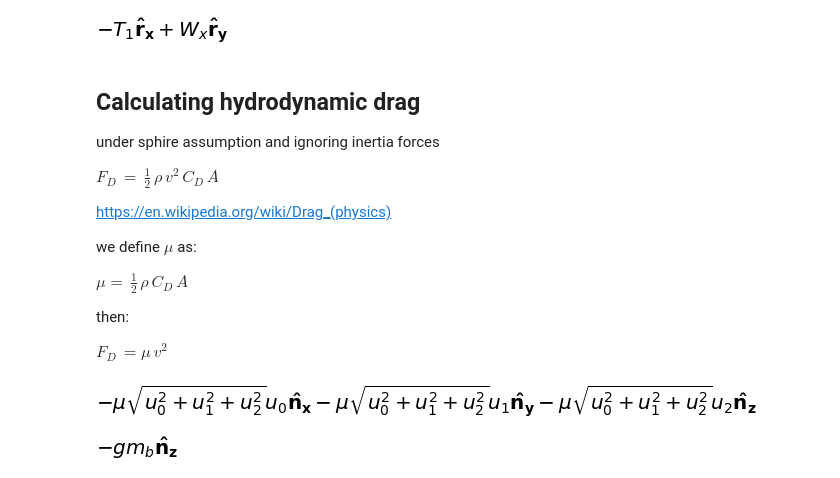
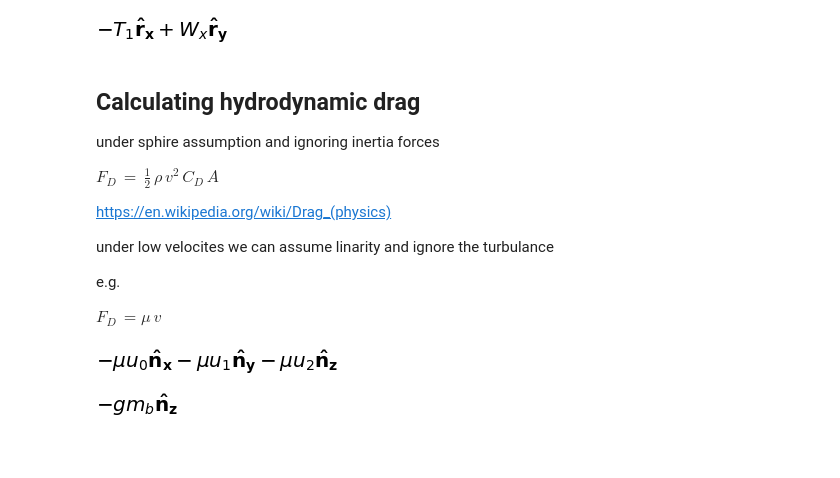
Before and after one commit to UnderwaterROV/underwaterrov, a Jupyter notebook: notebooks/openrov_sim.ipynb, the cells around one changed output. Drawn from its saved outputs; the diff is of its cells as text; code cells hidden in the pictures; blank space fills up the shorter version.

```diff
--- a/notebooks/openrov_sim.ipynb
+++ b/notebooks/openrov_sim.ipynb
@@ -144,19 +144,19 @@ $F_{D}\,=\,{\tfrac {1}{2}}\,\rho \,v^{2}\,C_{D}\,A$
 
 https://en.wikipedia.org/wiki/Drag_(physics)
 
-we define $\mu$ as:
 
-$\mu=\,{\tfrac {1}{2}}\,\rho \,C_{D}\,A$
+under low velocites we can assume linarity and ignore the turbulance
 
-then:
+e.g.
 
-$F_{D}\,=\mu \,v^{2}$
+$F_{D}\,=\mu \,v$
 # %%
 v=N.x*u[0]+N.y*u[1]+N.z*u[2]
-Fd=-v.normalize()*v.magnitude()**2*mu
+#Fd=-v.normalize()*v.magnitude()**2*mu
+Fd=-v*mu
 Fd
 # %% [output]
-[figure, old version]
+[figure, new version]
 # %%
 #thrust forces symbols
 F1, F2, F3 = symbols('f_1, f_2, f_3')
```
Also changed, not shown: parts of 5 cells of this notebook.
